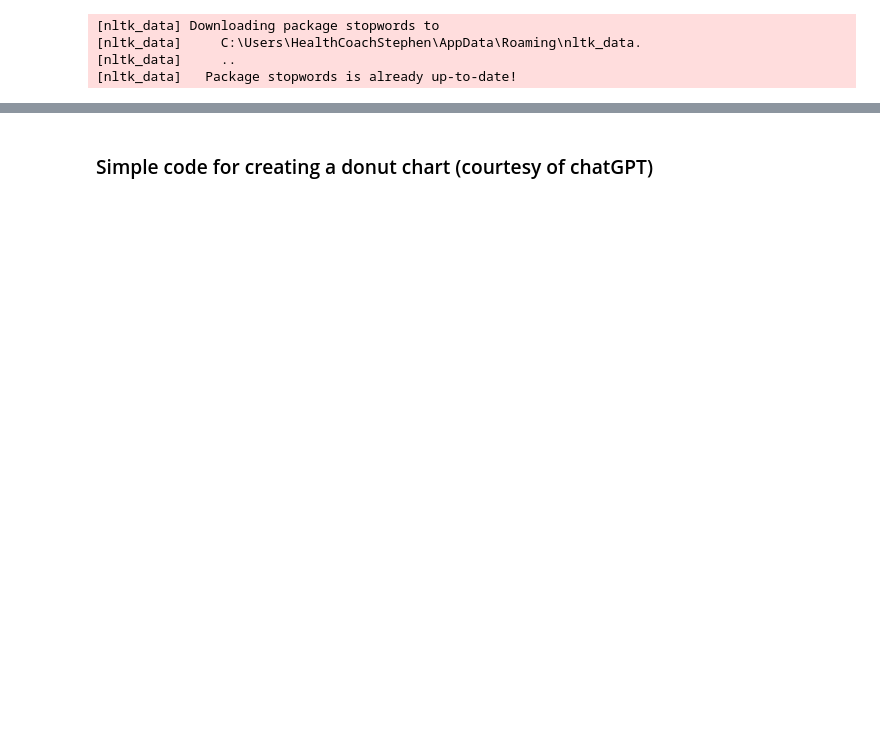
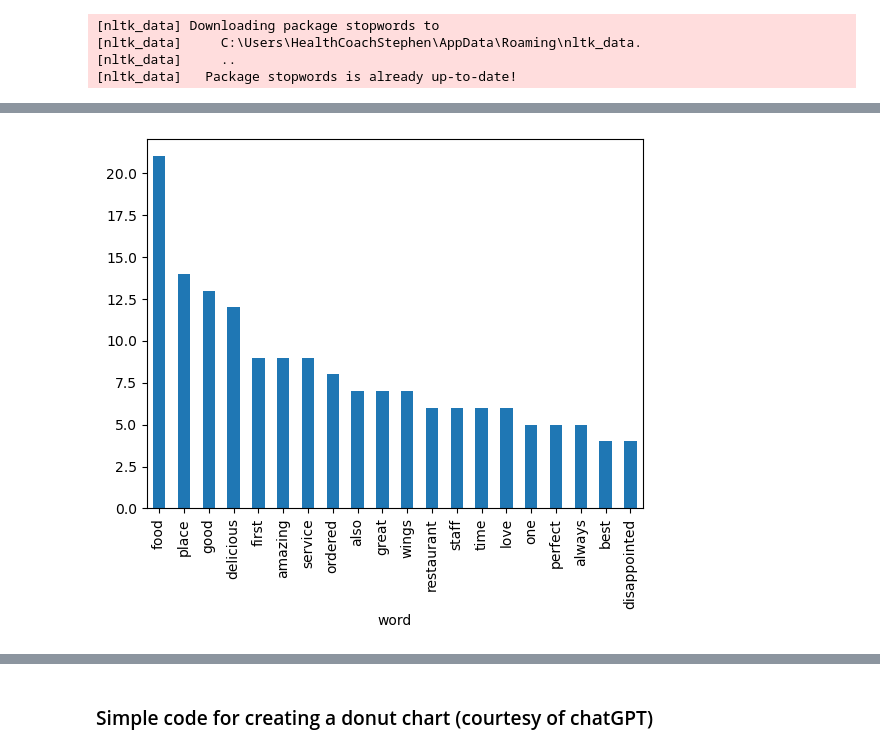
Before and after one commit to sdc0945782/ProjectSC_sentiment_analysis_yelp, a Jupyter notebook: yelp-fusion_SC(Proj3) - Copy.ipynb, the cells around one changed output, grey strips where cells are left out. Saved outputs shown, nothing was run; the diff lists cells and outputs as text; code cells hidden in the pictures; blank space fills up the shorter version.

```diff
--- a/yelp-fusion_SC(Proj3) - Copy.ipynb
+++ b/yelp-fusion_SC(Proj3) - Copy.ipynb
@@ -288,0 +324,5 @@ print(pos, neg, neutral)
+# %%
+sorted_items = sorted(items, key=itemgetter(1), reverse=True)
+# %%
+top_20 = sorted_items[0:21]
+top_20
@@ -288,0 +347,3 @@ print(pos, neg, neutral)
+# %%
+dfwords = pd.DataFrame(top_20, columns=['word','count'])
+dfwords
@@ -288,0 +368,4 @@ print(pos, neg, neutral)
+# %%
+# drop item 7 since it is not a word
+dfwords = dfwords.drop(df.index[7])
+dfwords
@@ -288,0 +390,4 @@ print(pos, neg, neutral)
+# %%
+axes = dfwords.plot.bar(x='word', y='count', legend=False)
+# %% [output]
+[figure, added]
```
Also changed, not shown: parts of 25 cells of this notebook.
